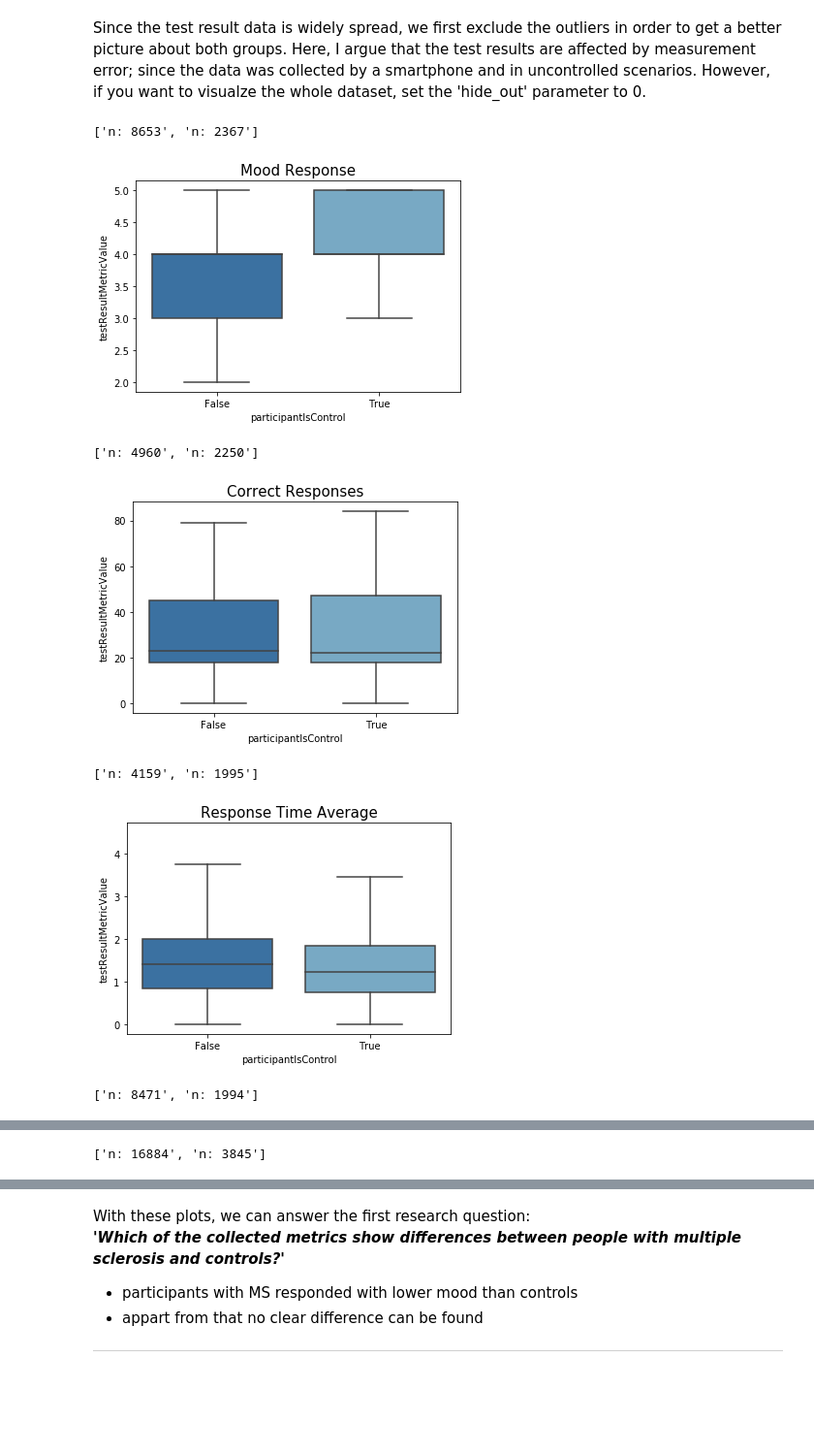
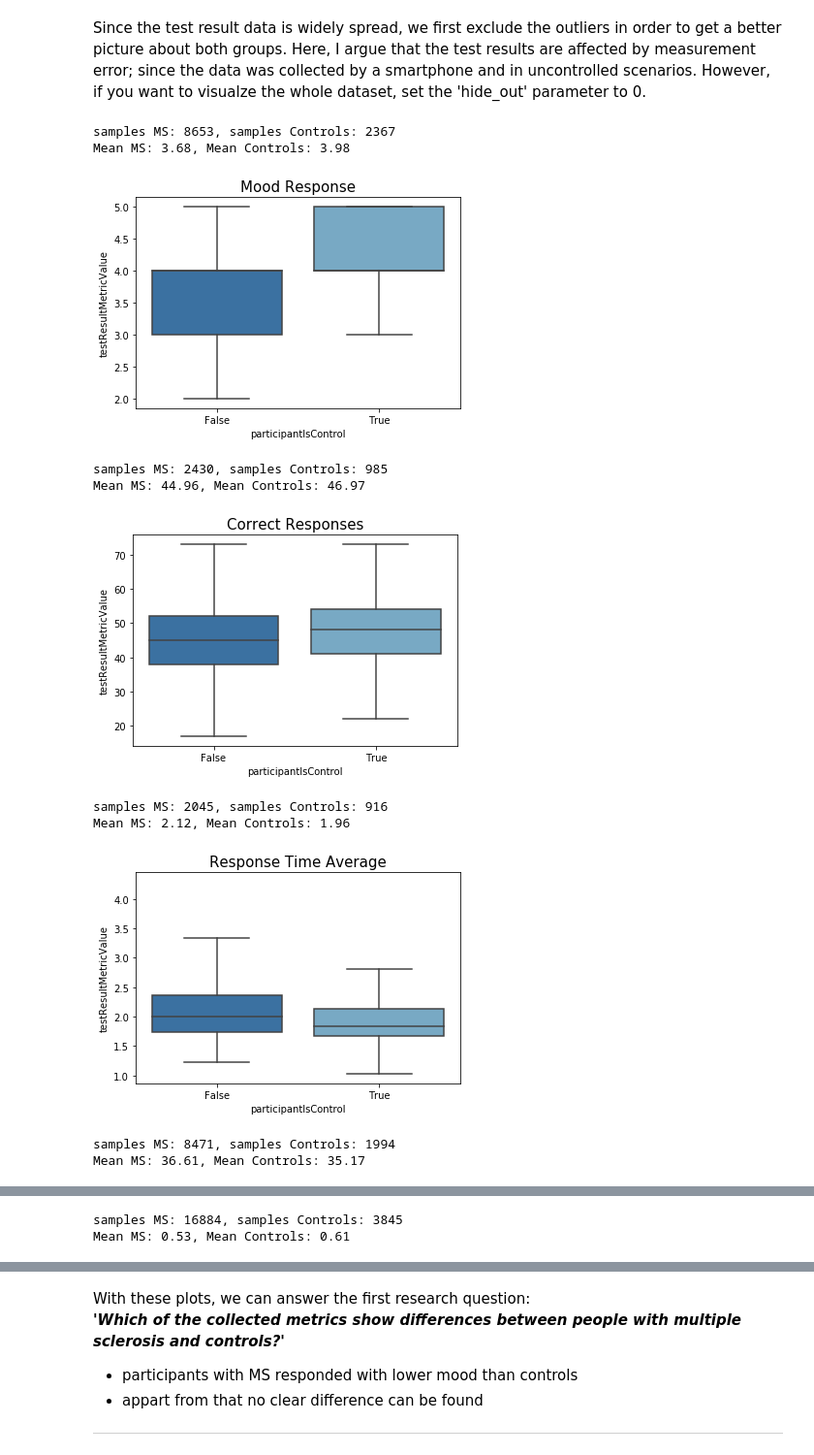
Before and after one commit to ca-schumacher/ms-rwd, a Jupyter notebook: EDA.ipynb, the cells around one changed output, grey strips where cells are left out. Shown at 97% size. Cells and saved outputs as stored; diff of their text form; code cells hidden in the pictures; blank space fills up the shorter version.

```diff
--- a/EDA.ipynb
+++ b/EDA.ipynb
@@ -209,17 +202,21 @@ def HolidayCountryYear(country):
 # %%
 dates = []
 weekdays = []
+weeks = []
 is_holiday = []
 m = 0
-
 for x in df['testResultMetricCreatedOn']:
     date_loop = datetime.datetime.strptime(x, '%m/%d/%Y %I:%M:%S %p %z') # convert str to datetime
     dates.append(date_loop)
     weekdays.append(date_loop.weekday())
-    country_loop = df['participantCountryOfResidence'][m]
+    years_gone = date_loop.isocalendar()[0]-2018
+    weeks.append(date_loop.isocalendar()[1]+ years_gone*52)
+    country_loop = df['participantCountryOfResidence'].iloc[m]
     holiday_loop = date_loop.date() in HolidayCountryYear(country_loop)
     is_holiday.append(holiday_loop)
     m = m+1
 df['Date_testResultCreatedOn'] = dates
 df['Weekday_testResultCreatedOn'] = weekdays
+df['Weeks_testResultCreatedOn'] = weeks
+df['Weeks_testResultCreatedOn'] = df['Weeks_testResultCreatedOn'] - df['Weeks_testResultCreatedOn'].min()
 df['Holiday_testResultCreatedOn'] = is_holiday
@@ -234,0 +225,14 @@ df.head()
+# %%
+# create the number of observations per week for each subject
+num_subjects = len(df['floodlightOpenId'].unique())
+num_weeks = df['Weeks_testResultCreatedOn'].max()
+count_weeks = np.zeros((num_weeks,num_subjects)) # pre-define matrix
+j = 0
+weeks_subject = []
+week_counts = []
+for num, name in enumerate(df['floodlightOpenId'].unique()): # loop over all subjects
+    weeks_subject = df['Weeks_testResultCreatedOn'][(df['floodlightOpenId'] == name)]
+    week_counts = Counter(weeks_subject)
+    for i in week_counts: # loop over all entries
+        count_weeks[i-1,j] = week_counts[i]
+    j = j+1
@@ -234,0 +265,4 @@ df.head()
+# %%
+df_baseline = df[(df['testName'] == 'Information Processing Speed Baseline Test')]
+df = df.drop(df[(df['testName'] == 'Information Processing Speed Baseline Test')].index)
+df.reset_index(drop=True);
@@ -245,37 +309,42 @@ def exclude_outliers(data_in): # uses the common 1.5*IQR criterion to exclude ou
 # %%
 m = 0
 data_metrics = np.empty((len(df),len(metric_labels))) # pre-define matrix
 data_metrics[:] = np.nan
 for i in metric_labels: # loop through all metrics
     data_plot = df[(df['testMetricName'] == i)]
     samples = data_plot.shape
     if hide_out == 1: # check if data should be excluded
         data_plot = exclude_outliers(data_plot)
     num_plot = len(data_plot[data_plot['participantIsControl'] == False])
     data_metrics[:num_plot,m] = data_plot['testResultMetricValue'][(data_plot['participantIsControl'] == False)] # for corrlations
     # plot metrics
     m = m+1
     fig = plt.figure(m)
     ax = sns.boxplot(x="participantIsControl", y="testResultMetricValue", data=data_plot, fliersize = False)
 
     # Calculate number of obs per group & median to position labels
     medians = data_plot.groupby(['participantIsControl'])['testResultMetricValue'].median().values
+    means = data_plot.groupby(['participantIsControl'])['testResultMetricValue'].mean().values
     nobs = data_plot['participantIsControl'].value_counts().values
-    nobs = [str(x) for x in nobs.tolist()]
-    nobs = ["n" + ": " + i for i in nobs]
-    print(nobs)
-#    print([data_plot['testResultMetricValue'][(data_plot['participantIsControl'] == False)].describe(),data_plot['testResultMetricValue'][(data_plot['participantIsControl'] == True)].describe()])
-#    print(stats.ttest_ind(data_plot['testResultMetricValue'][(data_plot['participantIsControl'] == False)],data_plot['testResultMetricValue'][(data_plot['participantIsControl'] == True)]))
+    nobs = [x for x in nobs.tolist()]
+    nobs = [i for i in nobs]
+    print("samples MS: %d, samples Controls: %d" % (nobs[0],nobs[1]))
+    print("Mean MS: %2.2f, Mean Controls: %2.2f" % (means[0],means[1]))
     plt.title(i, fontsize = 15)
     plt.show()
 # %% [output]
-['n: 8653', 'n: 2367']
+samples MS: 8653, samples Controls: 2367
+Mean MS: 3.68, Mean Controls: 3.98
 [figure]
-['n: 4960', 'n: 2250']
+samples MS: 2430, samples Controls: 985
+Mean MS: 44.96, Mean Controls: 46.97
-[figure, old version]
+[figure, new version]
-['n: 4159', 'n: 1995']
+samples MS: 2045, samples Controls: 916
+Mean MS: 2.12, Mean Controls: 1.96
-[figure, old version]
+[figure, new version]
-['n: 8471', 'n: 1994']
+samples MS: 8471, samples Controls: 1994
+Mean MS: 36.61, Mean Controls: 35.17
 [figure]
-['n: 16884', 'n: 3845']
+samples MS: 16884, samples Controls: 3845
+Mean MS: 0.53, Mean Controls: 0.61
 [figure]
```
Also changed, not shown: parts of 29 cells of this notebook.
